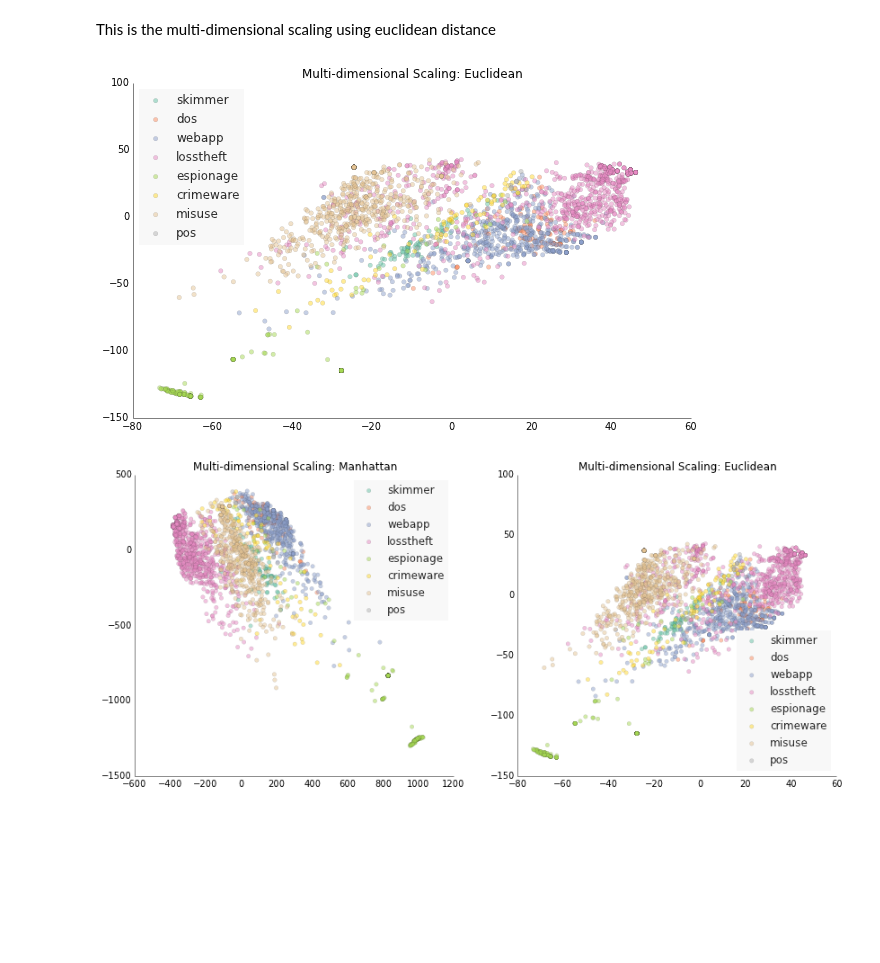
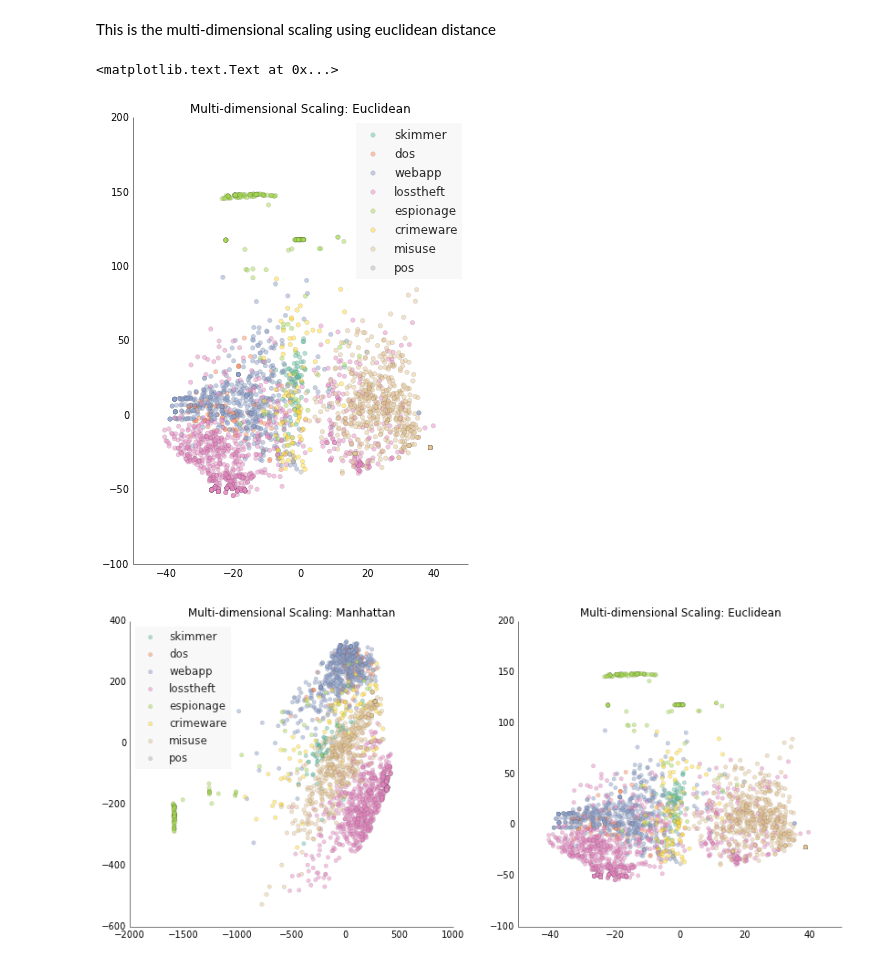
Before and after one commit to krmaxwell/incident-patterns, a Jupyter notebook: clustering-kevin.ipynb, the cells around one changed output. Saved outputs shown, nothing was run; the diff lists cells and outputs as text; code cells hidden in the pictures; blank space fills up the shorter version.

```diff
--- a/clustering-kevin.ipynb
+++ b/clustering-kevin.ipynb
@@ -158,7 +156,7 @@ man = manhattan_distances(df)
 # %%
 # mds = manifold.MDS(n_components=2, max_iter=3000, eps=1e-9,
 #       dissimilarity="precomputed", n_jobs=1)
-mds = manifold.MDS()
+mds = manifold.MDS(n_jobs=-1, random_state=1337)
 # %%
 # 500 rows took 36 seconds
 # 600 rows took 1 minute 14 seconds
@@ -222,12 +220,12 @@ This is the multi-dimensional scaling using the "manhattan" method that Jay uses
 # %%
 from matplotlib import pyplot as plt
 %matplotlib inline
-fig, ax = ppl.subplots(figsize=(10,6))
+fig, ax = ppl.subplots(figsize=(6,8))
 for each in ['skimmer','dos','webapp','losstheft','espionage','crimeware','misuse','pos']:
     ypos = df[df['pattern']==each]['ypos_m']
     xpos = df[df['pattern']==each]['xpos_m']
-    ax = ppl.scatter(ypos,xpos,label=each)
-ppl.legend(ax,loc='upper right')
+    ax = ppl.scatter(xpos,ypos,label=each)
+ppl.legend(ax,loc='upper left')
 plt.title("Multi-dimensional Scaling: Manhattan")
 plt.show()
 # %% [output]
@@ -235,15 +233,16 @@ plt.show()
 # %% [markdown]
 This is the multi-dimensional scaling using euclidean distance
 # %%
-fig, ax = ppl.subplots(figsize=(10,6))
+fig, ax = ppl.subplots(figsize=(6,8))
 for each in ['skimmer','dos','webapp','losstheft','espionage','crimeware','misuse','pos']:
     ypos = df[df['pattern']==each]['ypos_e']
     xpos = df[df['pattern']==each]['xpos_e']
-    ax = ppl.scatter(ypos,xpos,label=each)
-ppl.legend(ax,loc='upper left')
+    ax = ppl.scatter(xpos,ypos,label=each)
+ppl.legend(ax,loc='upper right')
 plt.title("Multi-dimensional Scaling: Euclidean")
 # %% [output]
+<matplotlib.text.Text at 0x...>
-[figure, old version]
+[figure, new version]
 # %%
 fig, ax = ppl.subplots(ncols=2,nrows=1,figsize=(14,6))
 
@@ -251,17 +250,17 @@ for each in ['skimmer','dos','webapp','losstheft','espionage','crimeware','misus
     ypos = df[df['pattern']==each]['ypos_m']
     xpos = df[df['pattern']==each]['xpos_m']
     plt.sca(ax[0])
-    ppl.scatter(ypos,xpos,label=each)
+    ppl.scatter(xpos,ypos,label=each)
 plt.title("Multi-dimensional Scaling: Manhattan")
-ppl.legend(ax,loc='upper right')
+ppl.legend(ax,loc='upper left')
 
 for each in ['skimmer','dos','webapp','losstheft','espionage','crimeware','misuse','pos']:
     ypos = df[df['pattern']==each]['ypos_e']
     xpos = df[df['pattern']==each]['xpos_e']
     plt.sca(ax[1])
-    ppl.scatter(ypos,xpos,label=each)
-ppl.legend(ax,loc='lower right')
+    ppl.scatter(xpos,ypos,label=each)
+#ppl.legend(ax,loc='upper right')
 plt.title("Multi-dimensional Scaling: Euclidean")
 plt.show()
 # %% [output]
-[figure, old version]
+[figure, new version]
```
Also changed, not shown: parts of 4 cells of this notebook.
